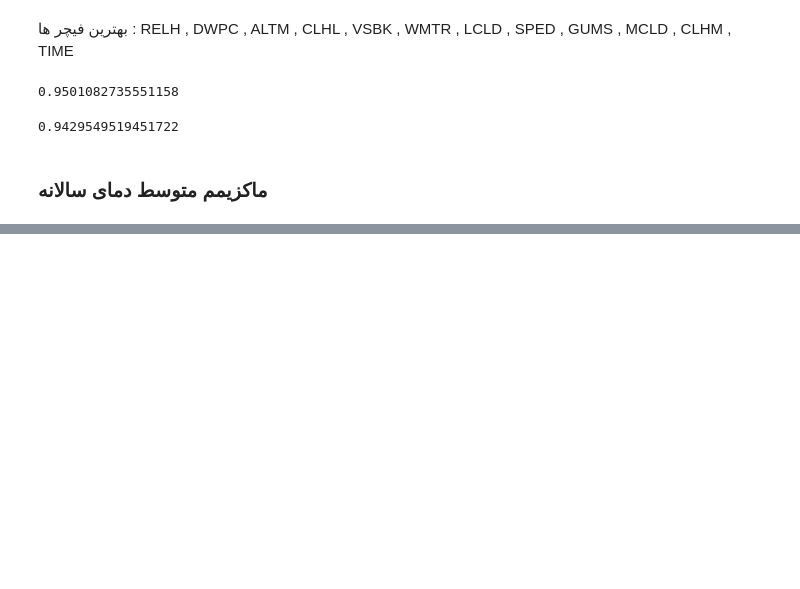
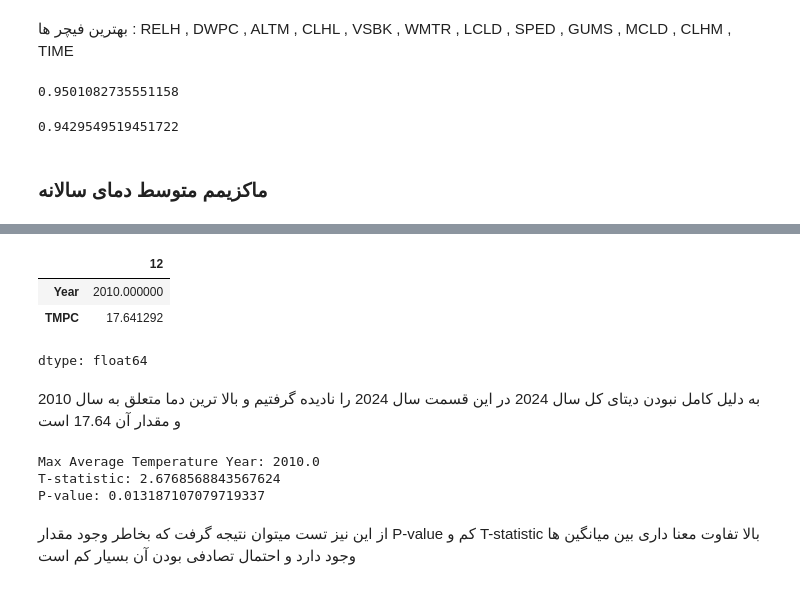
Before and after one commit to sajadkarimii/Meteorological-Data-Analysis-from-OIMM-Station, a Jupyter notebook: OIMM.ipynb, the cells around one changed output, grey strips where cells are left out. Saved outputs shown, nothing was run; the diff lists cells and outputs as text; code cells hidden in the pictures; blank space fills up the shorter version.

```diff
--- a/OIMM.ipynb
+++ b/OIMM.ipynb
@@ -315,0 +346,13 @@ model.score(x_test,y_test)
+# %%
+yearAvg23 = data[['Year','TMPC']][data['Year']!=2024].groupby('Year').mean().reset_index()
+# %%
+max23 = yearAvg23.loc[yearAvg23['TMPC'].idxmax()]
+# %%
+max23
+# %% [output]
+|  | 12 |
+| Year | 2010.000000 |
+| TMPC | 17.641292 |
+dtype: float64
+# %% [markdown]
+به دلیل کامل نبودن دیتای کل سال 2024 در این قسمت سال 2024 را نادیده گرفتیم و بالا ترین دما متعلق به سال 2010 و مقدار آن 17.64 است
@@ -315,0 +364,10 @@ model.score(x_test,y_test)
+# %%
+print(f"Max Average Temperature Year: {max23['Year']}")
+print(f"T-statistic: {t_stat23}")
+print(f"P-value: {p_value23}")
+# %% [output]
+Max Average Temperature Year: 2010.0
+T-statistic: 2.6768568843567624
+P-value: 0.013187107079719337
+# %% [markdown]
+از این نیز تست میتوان نتیجه گرفت که بخاطر وجود مقدار P-value کم و T-statistic بالا تفاوت معنا داری بین میانگین ها وجود دارد و احتمال تصادفی بودن آن بسیار کم است
```
Also changed, not shown: parts of 11 cells of this notebook.
